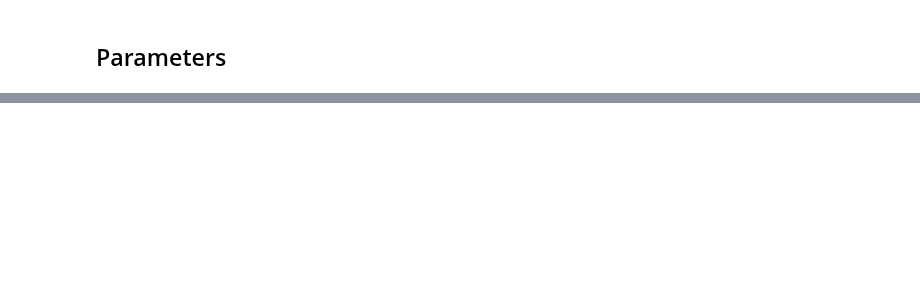
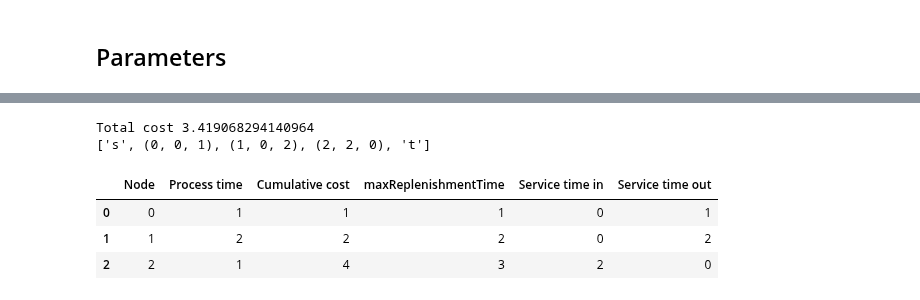
Before and after one commit to hmedal/sae-dsc-hmedal, a Jupyter notebook: examples/dynamic-programming.ipynb, the cells around one changed output, grey strips where cells are left out. Saved outputs shown, nothing was run; the diff lists cells and outputs as text; code cells hidden in the pictures; blank space fills up the shorter version.

```diff
--- a/examples/dynamic-programming.ipynb
+++ b/examples/dynamic-programming.ipynb
@@ -141,0 +156,42 @@ NodeNotFound: Either source s or target t is not in G
+# %%
+start_node = 's'  # replace with your start node
+end_node = 't'  # replace with your end node
+
+path = nx.shortest_path(dp_G, start_node, end_node, weight='cost')
+path_length = nx.shortest_path_length(dp_G, start_node, end_node, weight='cost')
+print("Total cost", path_length)
+print(path)
+
+def getServiceTimeIn(node : int, path : list):
+    if node in procureNodes:
+        return 0
+    else:
+        for sIn in range(0,3):
+            if (node, sIn, 0) in path:
+                return sIn
+
+def getServiceTimeOut(node : int, path : list):
+    if node == finalNode:
+        return 0
+    else:
+        for sOut in range(0,3):
+            if (node, 0, sOut) in path:
+                return sOut
+
+
+df = pd.DataFrame({
+    'Node': maxReplenishmentTime.keys(),
+    'Process time': processTimes,
+    'Cumulative cost': cumCost.values(),
+    'maxReplenishmentTime': maxReplenishmentTime.values(),
+    'Service time in': [getServiceTimeIn(node, path) for node in range(0,3)],
+    'Service time out': [getServiceTimeOut(node, path) for node in range(0,3)]
+})
+df
+# %% [output]
+Total cost 3.419068294140964
+['s', (0, 0, 1), (1, 0, 2), (2, 2, 0), 't']
+|  | Node | Process time | Cumulative cost | maxReplenishmentTime | Service time in | Service time out |
+| 0 | 0 | 1 | 1 | 1 | 0 | 1 |
+| 1 | 1 | 2 | 2 | 2 | 0 | 2 |
+| 2 | 2 | 1 | 4 | 3 | 2 | 0 |
```
Also changed, not shown: parts of 8 cells of this notebook.
